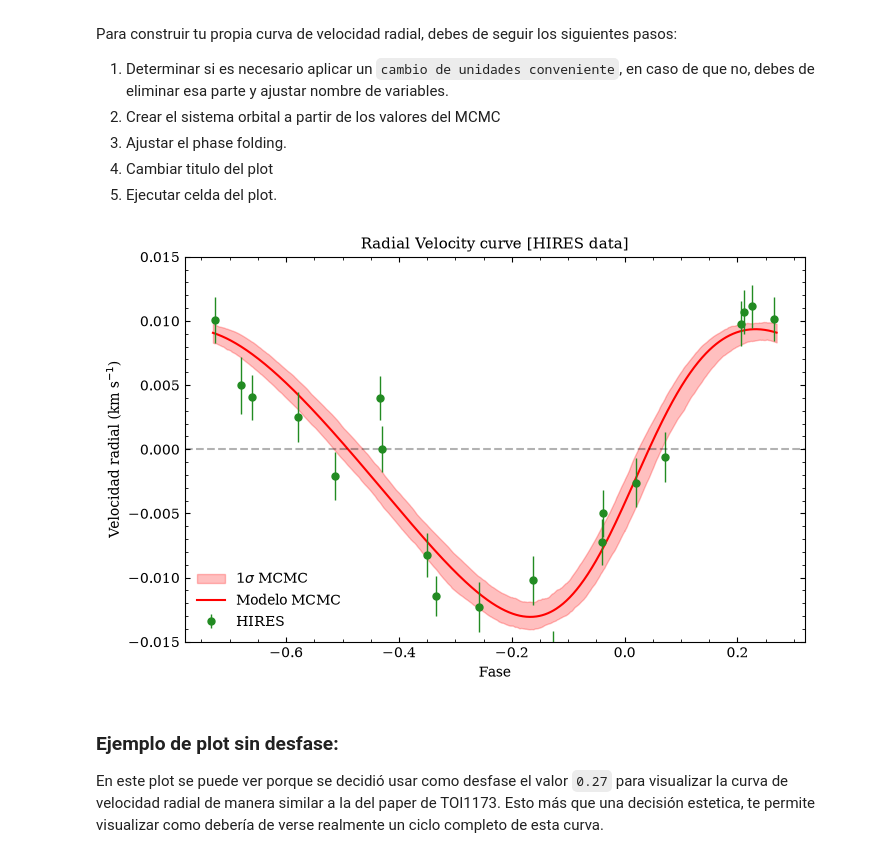
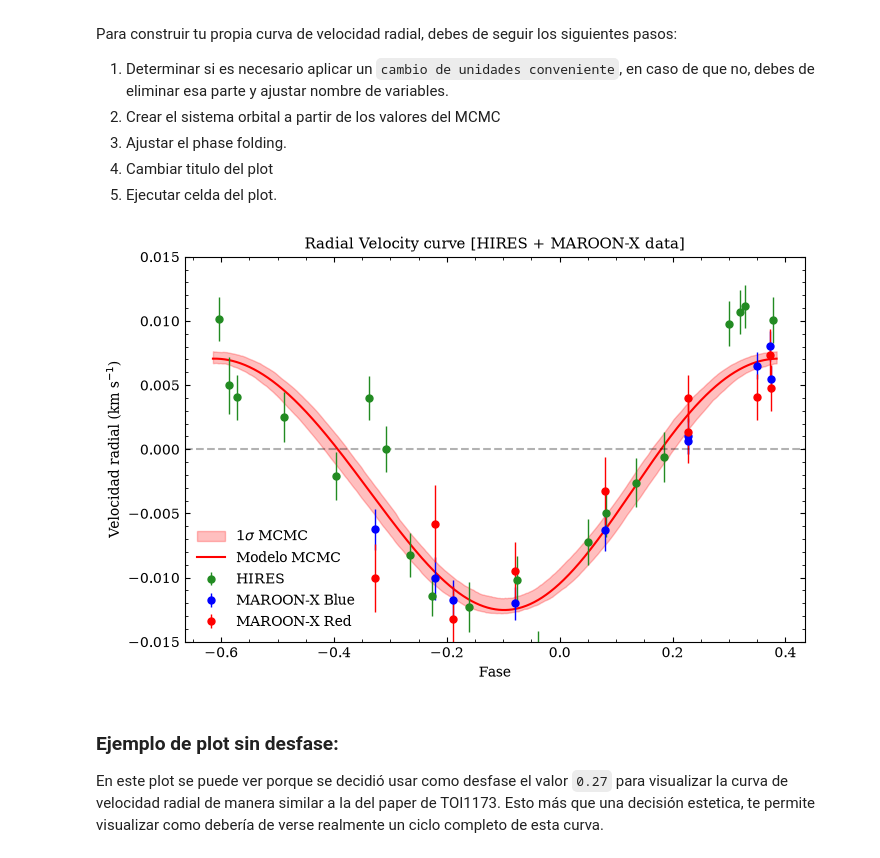
Before and after one commit to AstroNiko/KeplerianSystemRV, a Jupyter notebook: notebooks/RadialVelocities_emcee.ipynb, the cells around one changed output. Cells and saved outputs as stored; diff of their text form; code cells hidden in the pictures.

```diff
--- a/notebooks/RadialVelocities_emcee.ipynb
+++ b/notebooks/RadialVelocities_emcee.ipynb
@@ -73,9 +123,5 @@ Esta parte cuenta de 6 pasos, porfavor seguirlos en orden:
 # %%
-######### Datos velocidades Radiales #######
 
-epochs_t = t_hires_dias #Aquí debe de ir tu tiempo de la velocidades radiales. DEBES DE AJUSTARLO
-radial_v = rv_hires_ms #Aquí debe de las velocidades radiales del instrumento.
-yerr_rv =  err_hires_ms#Aquí va el error de las RV.
 
  ########### Analisis de LombScargle ###############
 
@@ -158,7 +204,7 @@ def log_posterior(params, t0, rv_obs, rv_err):
 K_prior = 10.0 #Todos estos valores deben ajustar según lo que se conozca del sistema.
 e_prior = 0.03
 w_prior = 1.325
-T_0_prior = 2458885.008 #Para el valor central se recomienda utilizar como prior el primer epoch que se tenga disponible en los datos.
+T_0_prior = epochs_t[0] #Para el valor central se recomienda utilizar como prior el primer epoch que se tenga disponible en los datos.
 
 
 
@@ -268,16 +314,16 @@ mejor_sistema_seg = OrbitalSystem_infe(e=e_mcmc, w=w_mcmc, P=period_seg, K=k_mcm
 
 ######## Ajuste del phase folding #####
 
-desfase = 0.27 #Desfase para centrar la curva de rv DEBE AJUSTARSE
+desfase = 0.385 #Desfase para centrar la curva de rv DEBE AJUSTARSE
 t_fase = np.linspace(t0_seg_mc, period_seg+t0_seg_mc,1000) #Creamos el tiempo de modelo desde el tiempo central hasta el periodo + tiempo central
 fase_model_raw = mejor_sistema_seg.OrbitalPhase(t_fase) #Se crea la fase del modelo
 fase_model = np.where(fase_model_raw >desfase, fase_model_raw-1, fase_model_raw) #se aplica el desfase
 
-f_hires_raw_mc =mejor_sistema_seg.OrbitalPhase(t_seg) #se calcula la orbital phase desde las rv's
+f_data_raw_mc =mejor_sistema_seg.OrbitalPhase(t_seg) #se calcula la orbital phase desde las rv's
 
 model_rv = mejor_sistema_seg.RadialVelocity(t_fase) #se genera el modelo de rv para el tiempo total de la fase
 
-fase_hires_mc = np.where(f_hires_raw_mc>desfase, f_hires_raw_mc-1, f_hires_raw_mc) #se aplica el mismo defase a la phase orbital de los datos.
+fase_data_mc = np.where(f_data_raw_mc>desfase, f_data_raw_mc-1, f_data_raw_mc) #se aplica el mismo defase a la phase orbital de los datos.
 #####Indices ordenados####
 indices_ordenados = np.argsort(fase_model)
 fases_modelo_ord = fase_model[indices_ordenados]
@@ -301,37 +347,41 @@ for idx in indices_aleatorios:
         w=w_i,
         P=p_i * 24.0 * 3600.0,
         K=k_i / 1000.0,
         T_0=t0_i * 24.0 * 3600.0,
         gamma=gamma_i / 1000.0
     )
     rv_matriz_modelos.append(sistema_temp.RadialVelocity(t_fase))
 
 cota_inf_raw, cota_sup_raw = np.percentile(rv_matriz_modelos, [16, 84], axis=0)
 
 # Reordenamiento de las cotas con los mismos índices
 cota_inf_ord = cota_inf_raw[indices_ordenados]
 cota_sup_ord = cota_sup_raw[indices_ordenados]
 #-----------------------------------------------------------
 
 
 curve_rv_out = os.path.join(ruta_resultados, "RVcurve.pdf")
 
 
 plt.figure(figsize=(8, 5))
-plt.fill_between(fases_modelo_ord, cota_inf_ord, cota_sup_ord, color="red", alpha=0.25, label=r"$1\sigma$ MCMC")
+plt.fill_between(fases_modelo_ord, cota_inf_ord, cota_sup_ord, color="red", alpha=0.25, label=r"$1\sigma$ MCMC") #Rellenado a 1sigma
 plt.plot(fases_modelo_ord, rv_modelo_ord, color="red", label="Modelo MCMC")
-plt.errorbar(fase_hires_mc, rv_km, yerr=yerr_rv_km, fmt='o', color='forestgreen', mec='forestgreen', ecolor='forestgreen', ms=5, elinewidth=1, label='HIRES')
+
+#-----------Datos con barras de error--------
+plt.errorbar(fase_data_mc[mask_hires], rv_km[mask_hires], yerr=yerr_rv_km[mask_hires], fmt='o', color='forestgreen', mec='forestgreen', ecolor='forestgreen', ms=5, elinewidth=1, label='HIRES')
+plt.errorbar(fase_data_mc[mask_blue], rv_km[mask_blue], yerr=yerr_rv_km[mask_blue], fmt='o', color='blue', mec='blue', ecolor='blue', ms=5, elinewidth=1, label='MAROON-X Blue')
+plt.errorbar(fase_data_mc[mask_red], rv_km[mask_red], yerr=yerr_rv_km[mask_red], fmt='o', color='red', mec='red', ecolor='red', ms=5, elinewidth=1, label='MAROON-X Red')
 
 plt.axhline(0, color='black', linestyle='--', alpha=0.3)
 plt.ylim(-0.015, 0.015)
 plt.xlabel("Fase")
 plt.ylabel(r"Velocidad radial (km s$^{-1}$)")
-plt.title("Radial Velocity curve [HIRES data]")
+plt.title("Radial Velocity curve [HIRES + MAROON-X data]")
 plt.legend()
 plt.savefig(curve_rv_out, format="pdf", bbox_inches="tight" )
 plt.show()
 # %% [output]
-[figure, old version]
+[figure, new version]
 # %% [markdown]
 ### Ejemplo de plot sin desfase:
 En este plot se puede ver porque se decidió usar como desfase el valor ``0.27`` para visualizar la curva de velocidad radial de manera similar a la del paper de TOI1173. Esto más que una decisión estetica, te permite visualizar como debería de verse realmente un ciclo completo de esta curva.
```
Also changed, not shown: parts of 7 cells of this notebook, 5 other files.
